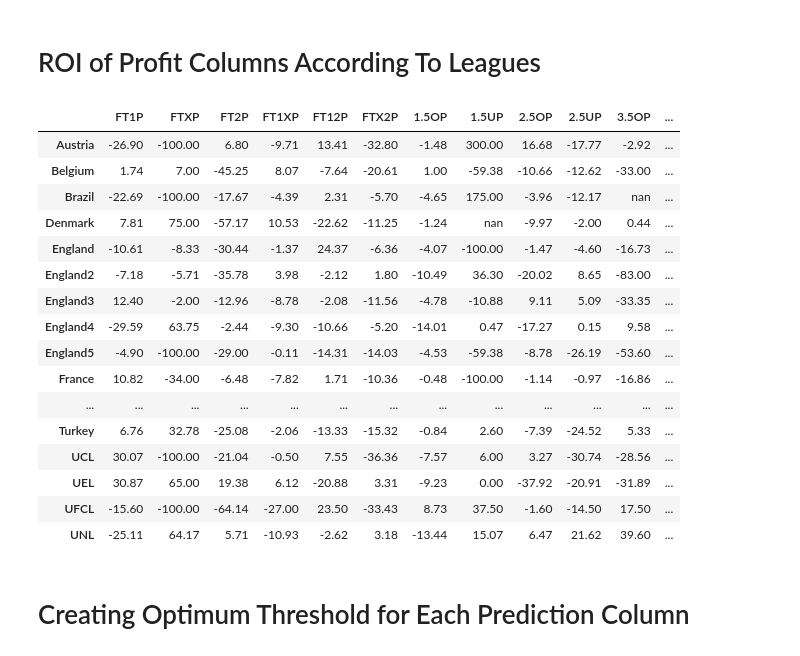
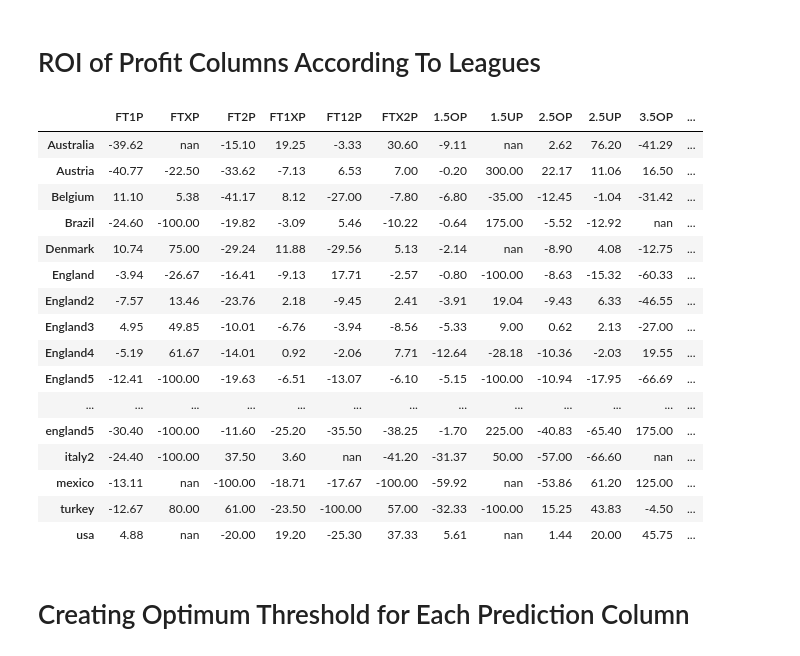
Before and after one commit to musayevf/Dixon_Coles_2025, a Jupyter notebook: Comparer.ipynb, the cells around one changed output. Drawn from its saved outputs; the diff is of its cells as text; code cells hidden in the pictures.

```diff
--- a/Comparer.ipynb
+++ b/Comparer.ipynb
@@ -53,6 +56,7 @@ bet365_odds['Away'] = bet365_odds['Away'].apply(lambda x: get_canonical(x, away_
 
 # Merge 2 dataframes on Home and Away columns
 merged_df = pd.merge(predictions, bet365_odds, on=['Home', 'Away'], how='inner')
+merged_df = merged_df.drop_duplicates(subset=['League','Home', 'Away'], keep='last')
 merged_df.tail()
 # %% [output]
 |  | League | Home | Away | FT1_x | FTX_x | FT2_x | FTR | DC1X_x | DC12_x | DCX2_x | 1.5O_x | ... |
@@ -210,7 +214,7 @@ combined
 final_df = pd.merge(merged_df, final_filtered, on=['Home', 'Away'], how='inner')
 
 # Drop duplicates based on the 'Home' and 'Away' columns
-final_df_unique = final_df.drop_duplicates(keep = 'last')
+final_df_unique = final_df[~final_df.duplicated(subset=['League_x', 'Home', 'Away'], keep='last')]
 final_df_unique = final_df_unique.dropna()
 
 # Reset the index afterward
@@ -241,28 +245,28 @@ final_df_unique['FT12'] = np.where(final_df_unique['FTX'] == 0, 1, 0)
 final_df_unique['FTX2'] = np.where(final_df_unique['FTHG'] <= final_df_unique['FTAG'], 1, 0)
 
 final_df_unique['1.5O'] = np.where(final_df_unique['FTTG'] > 1.5, 1, 0)
-final_df_unique['1.5U'] = np.where(final_df_unique['FTTG'] < 1.5, 1, 0)
+final_df_unique['1.5U_y'] = np.where(final_df_unique['FTTG'] < 1.5, 1, 0)
 final_df_unique['2.5O'] = np.where(final_df_unique['FTTG'] > 2.5, 1, 0)
-final_df_unique['2.5U'] = np.where(final_df_unique['FTTG'] < 2.5, 1, 0)
-final_df_unique['3.5O'] = np.where(final_df_unique['FTTG'] > 3.5, 1, 0)
+final_df_unique['2.5U_y'] = np.where(final_df_unique['FTTG'] < 2.5, 1, 0)
+final_df_unique['3.5O_y'] = np.where(final_df_unique['FTTG'] > 3.5, 1, 0)
 final_df_unique['3.5U'] = np.where(final_df_unique['FTTG'] < 3.5, 1, 0)
-final_df_unique['4.5O'] = np.where(final_df_unique['FTTG'] > 4.5, 1, 0)
+final_df_unique['4.5O_y'] = np.where(final_df_unique['FTTG'] > 4.5, 1, 0)
 final_df_unique['4.5U'] = np.where(final_df_unique['FTTG'] < 4.5, 1, 0)
 
 final_df_unique['BTTS'] = np.where((final_df_unique['FTHG'] != 0) & (final_df_unique['FTAG'] != 0), 1, 0)
-final_df_unique['OTTS'] = np.where(final_df_unique['BTTS'] == 0, 1, 0)
+final_df_unique['OTTS_y'] = np.where(final_df_unique['BTTS'] == 0, 1, 0)
 
 final_df_unique['HT1'] = np.where(final_df_unique['HTHG'] > final_df_unique['HTAG'], 1, 0)
 final_df_unique['HTX'] = np.where(final_df_unique['HTHG'] == final_df_unique['HTAG'], 1, 0)
 final_df_unique['HT2'] = np.where(final_df_unique['HTHG'] < final_df_unique['HTAG'], 1, 0)
 
-final_df_unique['HT1X'] = np.where(final_df_unique['HTHG'] >= final_df_unique['HTAG'], 1, 0)
-final_df_unique['HT12'] = np.where(final_df_unique['HTX'] == 0, 1, 0)
-final_df_unique['HTX2'] = np.where(final_df_unique['HTHG'] <= final_df_unique['HTAG'], 1, 0)
+final_df_unique['HT1X_y'] = np.where(final_df_unique['HTHG'] >= final_df_unique['HTAG'], 1, 0)
+final_df_unique['HT12_y'] = np.where(final_df_unique['HTX'] == 0, 1, 0)
+final_df_unique['HTX2_y'] = np.where(final_df_unique['HTHG'] <= final_df_unique['HTAG'], 1, 0)
 
 final_df_unique['HT0.5O'] = np.where(final_df_unique['HTTG'] > 0.5, 1, 0)
-final_df_unique['HT0.5U'] = np.where(final_df_unique['HTTG'] < 0.5, 1, 0)
-final_df_unique['HT1.5O'] = np.where(final_df_unique['HTTG'] > 1.5, 1, 0)
+final_df_unique['HT0.5U_y'] = np.where(final_df_unique['HTTG'] < 0.5, 1, 0)
+final_df_unique['HT1.5O_y'] = np.where(final_df_unique['HTTG'] > 1.5, 1, 0)
 final_df_unique['HT1.5U'] = np.where(final_df_unique['HTTG'] < 1.5, 1, 0)
 
 print('Games Found: ', len(final_df_unique))
@@ -532,61 +542,61 @@ results_df
 # ROI of Profit Columns According To Leagues
 # %%
 # Step 1: Filter leagues with at least 10 games
-league_counts = final_df_unique['League'].value_counts()
+league_counts = final_df_unique['League_x'].value_counts()
 leagues_with_10_games = league_counts[league_counts >= 10].index
-filtered_df = final_df_unique[final_df_unique['League'].isin(leagues_with_10_games)]
+filtered_df = final_df_unique[final_df_unique['League_x'].isin(leagues_with_10_games)]
 
 # Group by 'League' and calculate results for each group
 grouped_results = {}
-for league, group in filtered_df.groupby('League'):
+for league, group in filtered_df.groupby('League_x'):
     group_results = {}
     for col in columns:
         my_df = group[group[col] >= 0]
         numerator = np.sum(my_df[col]) - len(my_df)
         group_results[col] = round(numerator / len(my_df) * 100, 2)
     # Add the number of games for this league
     group_results['Games'] = round(len(group),2)
     grouped_results[league] = group_results
 
 # Convert grouped results to a DataFrame for better visualization
 grouped_results_df = pd.DataFrame(grouped_results).T
 
 # Define a function to apply conditional formatting
 def highlight_positive(val):
     # Highlight background to red if the value is positive
     color = 'background-color: red' if isinstance(val, (int, float)) and val > 0 else ''
     return color
 
 # Apply the function to the DataFrame
 styled_df = (
     grouped_results_df.style
     .applymap(highlight_positive)
     .format("{:.2f}")  # Format only numeric columns, excluding 'Games'
 )
 
 # Save the styled DataFrame to Excel
 styled_df.to_excel("ROI_leagues.xlsx", index=True)
 
 # Display the styled DataFrame
 styled_df
 # %% [output]
 |  | FT1P | FTXP | FT2P | FT1XP | FT12P | FTX2P | 1.5OP | 1.5UP | 2.5OP | 2.5UP | 3.5OP | ... |
-| Austria | -26.90 | -100.00 | 6.80 | -9.71 | 13.41 | -32.80 | -1.48 | 300.00 | 16.68 | -17.77 | -2.92 | ... |
-| Belgium | 1.74 | 7.00 | -45.25 | 8.07 | -7.64 | -20.61 | 1.00 | -59.38 | -10.66 | -12.62 | -33.00 | ... |
-| Brazil | -22.69 | -100.00 | -17.67 | -4.39 | 2.31 | -5.70 | -4.65 | 175.00 | -3.96 | -12.17 | nan | ... |
-| Denmark | 7.81 | 75.00 | -57.17 | 10.53 | -22.62 | -11.25 | -1.24 | nan | -9.97 | -2.00 | 0.44 | ... |
-| England | -10.61 | -8.33 | -30.44 | -1.37 | 24.37 | -6.36 | -4.07 | -100.00 | -1.47 | -4.60 | -16.73 | ... |
-| England2 | -7.18 | -5.71 | -35.78 | 3.98 | -2.12 | 1.80 | -10.49 | 36.30 | -20.02 | 8.65 | -83.00 | ... |
-| England3 | 12.40 | -2.00 | -12.96 | -8.78 | -2.08 | -11.56 | -4.78 | -10.88 | 9.11 | 5.09 | -33.35 | ... |
-| England4 | -29.59 | 63.75 | -2.44 | -9.30 | -10.66 | -5.20 | -14.01 | 0.47 | -17.27 | 0.15 | 9.58 | ... |
-| England5 | -4.90 | -100.00 | -29.00 | -0.11 | -14.31 | -14.03 | -4.53 | -59.38 | -8.78 | -26.19 | -53.60 | ... |
-| France | 10.82 | -34.00 | -6.48 | -7.82 | 1.71 | -10.36 | -0.48 | -100.00 | -1.14 | -0.97 | -16.86 | ... |
+| Australia | -39.62 | nan | -15.10 | 19.25 | -3.33 | 30.60 | -9.11 | nan | 2.62 | 76.20 | -41.29 | ... |
+| Austria | -40.77 | -22.50 | -33.62 | -7.13 | 6.53 | 7.00 | -0.20 | 300.00 | 22.17 | 11.06 | 16.50 | ... |
+| Belgium | 11.10 | 5.38 | -41.17 | 8.12 | -27.00 | -7.80 | -6.80 | -35.00 | -12.45 | -1.04 | -31.42 | ... |
+| Brazil | -24.60 | -100.00 | -19.82 | -3.09 | 5.46 | -10.22 | -0.64 | 175.00 | -5.52 | -12.92 | nan | ... |
+| Denmark | 10.74 | 75.00 | -29.24 | 11.88 | -29.56 | 5.13 | -2.14 | nan | -8.90 | 4.08 | -12.75 | ... |
+| England | -3.94 | -26.67 | -16.41 | -9.13 | 17.71 | -2.57 | -0.80 | -100.00 | -8.63 | -15.32 | -60.33 | ... |
+| England2 | -7.57 | 13.46 | -23.76 | 2.18 | -9.45 | 2.41 | -3.91 | 19.04 | -9.43 | 6.33 | -46.55 | ... |
+| England3 | 4.95 | 49.85 | -10.01 | -6.76 | -3.94 | -8.56 | -5.33 | 9.00 | 0.62 | 2.13 | -27.00 | ... |
+| England4 | -5.19 | 61.67 | -14.01 | 0.92 | -2.06 | 7.71 | -12.64 | -28.18 | -10.36 | -2.03 | 19.55 | ... |
+| England5 | -12.41 | -100.00 | -19.63 | -6.51 | -13.07 | -6.10 | -5.15 | -100.00 | -10.94 | -17.95 | -66.69 | ... |
 | ... | ... | ... | ... | ... | ... | ... | ... | ... | ... | ... | ... | ... |
-| Turkey | 6.76 | 32.78 | -25.08 | -2.06 | -13.33 | -15.32 | -0.84 | 2.60 | -7.39 | -24.52 | 5.33 | ... |
-| UCL | 30.07 | -100.00 | -21.04 | -0.50 | 7.55 | -36.36 | -7.57 | 6.00 | 3.27 | -30.74 | -28.56 | ... |
-| UEL | 30.87 | 65.00 | 19.38 | 6.12 | -20.88 | 3.31 | -9.23 | 0.00 | -37.92 | -20.91 | -31.89 | ... |
-| UFCL | -15.60 | -100.00 | -64.14 | -27.00 | 23.50 | -33.43 | 8.73 | 37.50 | -1.60 | -14.50 | 17.50 | ... |
-| UNL | -25.11 | 64.17 | 5.71 | -10.93 | -2.62 | 3.18 | -13.44 | 15.07 | 6.47 | 21.62 | 39.60 | ... |
+| england5 | -30.40 | -100.00 | -11.60 | -25.20 | -35.50 | -38.25 | -1.70 | 225.00 | -40.83 | -65.40 | 175.00 | ... |
+| italy2 | -24.40 | -100.00 | 37.50 | 3.60 | nan | -41.20 | -31.37 | 50.00 | -57.00 | -66.60 | nan | ... |
+| mexico | -13.11 | nan | -100.00 | -18.71 | -17.67 | -100.00 | -59.92 | nan | -53.86 | 61.20 | 125.00 | ... |
+| turkey | -12.67 | 80.00 | 61.00 | -23.50 | -100.00 | 57.00 | -32.33 | -100.00 | 15.25 | 43.83 | -4.50 | ... |
+| usa | 4.88 | nan | -20.00 | 19.20 | -25.30 | 37.33 | 5.61 | nan | 1.44 | 20.00 | 45.75 | ... |
 # %% [markdown]
 # Creating Optimum Threshold for Each Prediction Column
 # %%
```
Also changed, not shown: parts of 11 cells of this notebook, 11 other files.
